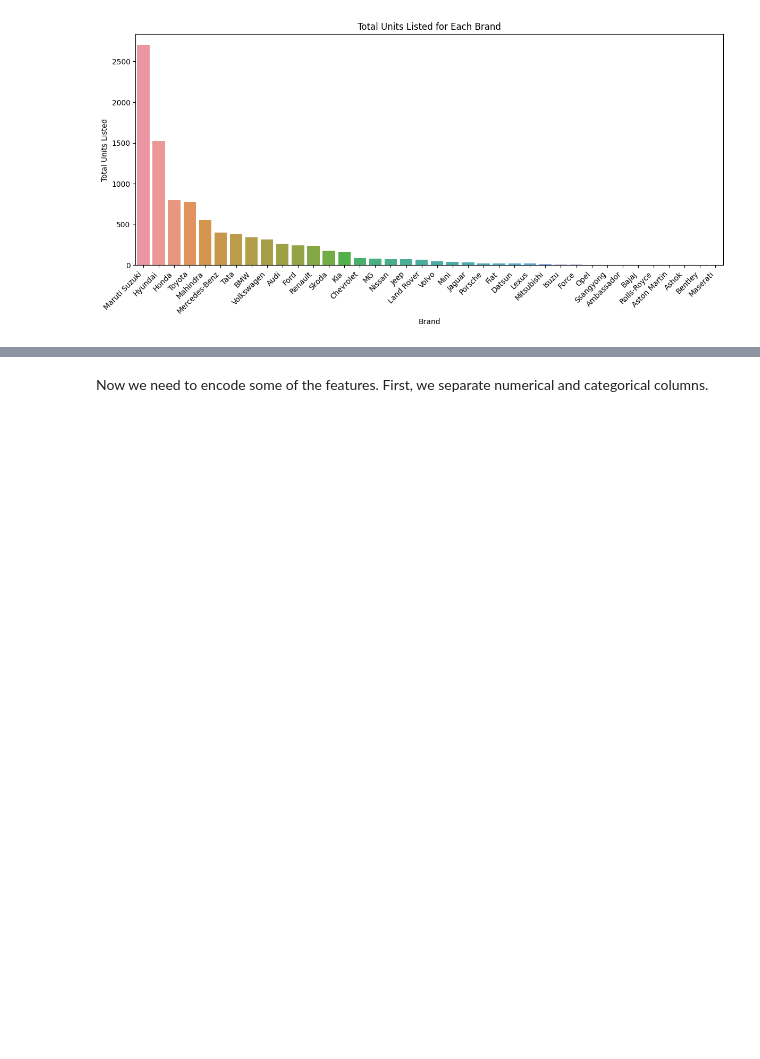
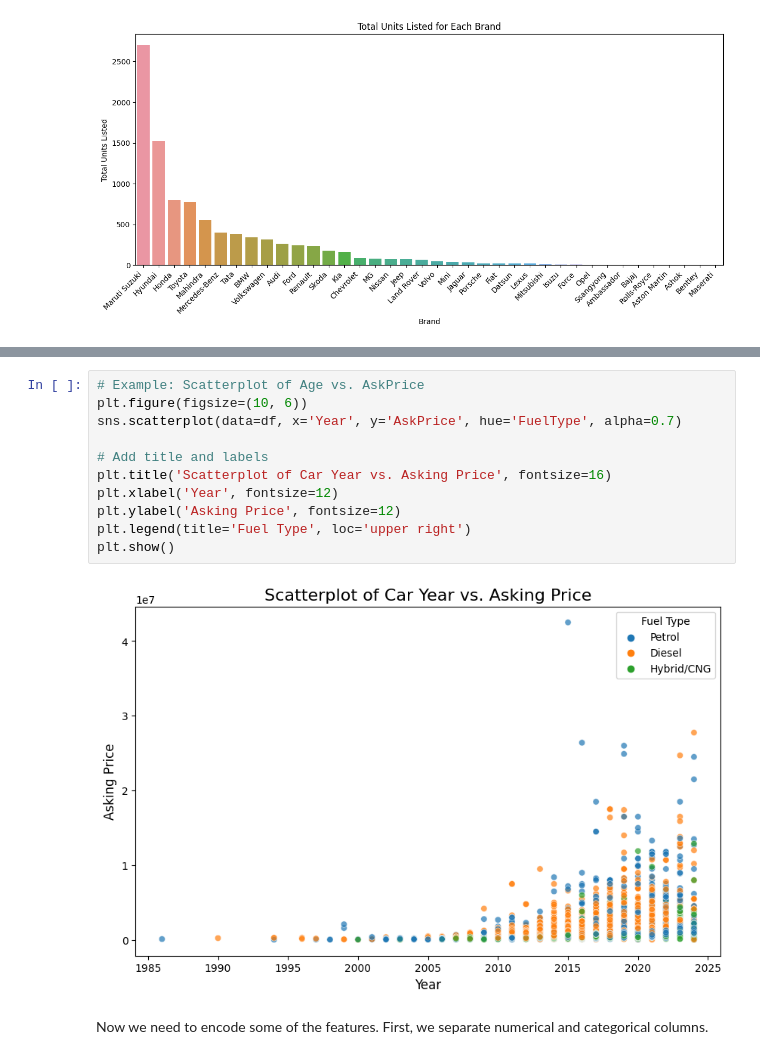
Before and after one commit to johnpospisil/used-car-values-in-india, a Jupyter notebook: used-car-values-in-india.ipynb, the cells around one changed output, grey strips where cells are left out. Drawn from its saved outputs; the diff is of its cells as text; blank space fills up the shorter version.

```diff
--- a/used-car-values-in-india.ipynb
+++ b/used-car-values-in-india.ipynb
@@ -464,3 +438,16 @@ plt.show()
+# %%
+# Example: Scatterplot of Age vs. AskPrice
+plt.figure(figsize=(10, 6))
+sns.scatterplot(data=df, x='Year', y='AskPrice', hue='FuelType', alpha=0.7)
+
+# Add title and labels
+plt.title('Scatterplot of Car Year vs. Asking Price', fontsize=16)
+plt.xlabel('Year', fontsize=12)
+plt.ylabel('Asking Price', fontsize=12)
+plt.legend(title='Fuel Type', loc='upper right')
+plt.show()
+# %% [output]
+[figure, added]
 # %% [markdown]
 Now we need to encode some of the features. First, we separate numerical and categorical columns.
 # %% [markdown]
```
Also changed, not shown: parts of 40 cells of this notebook.
